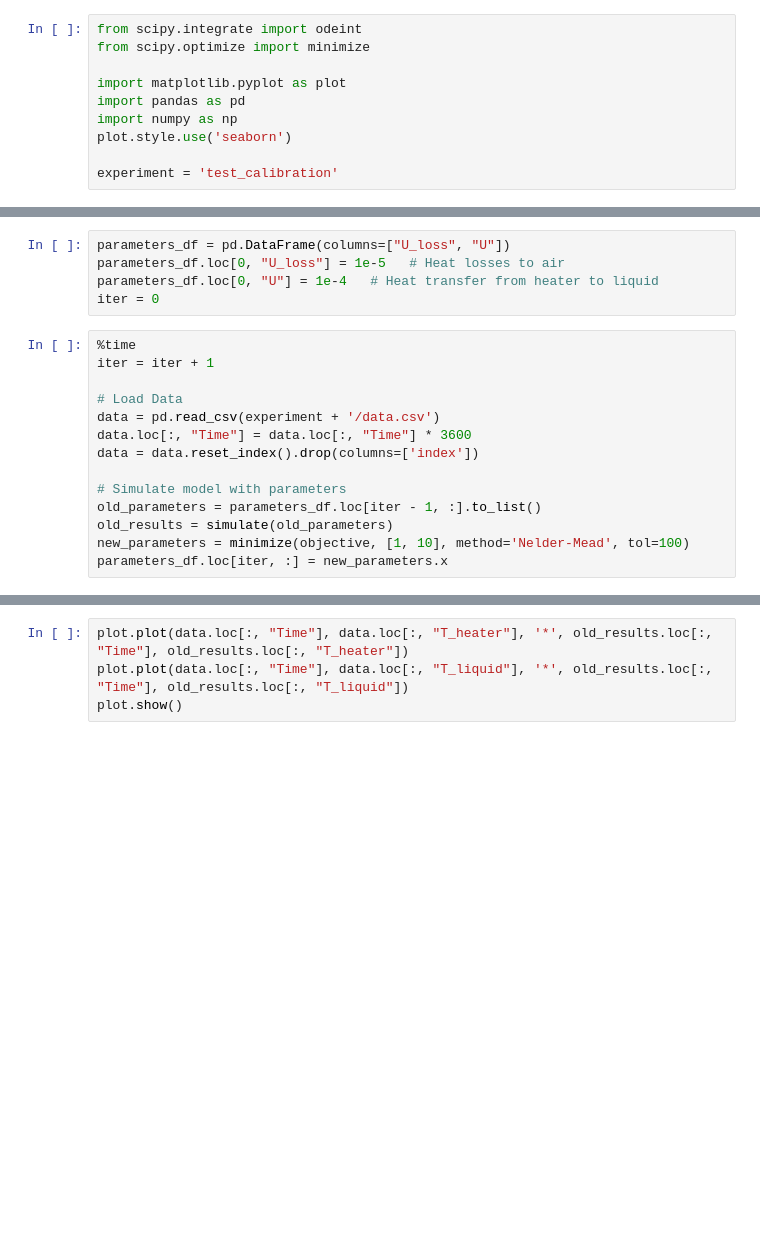
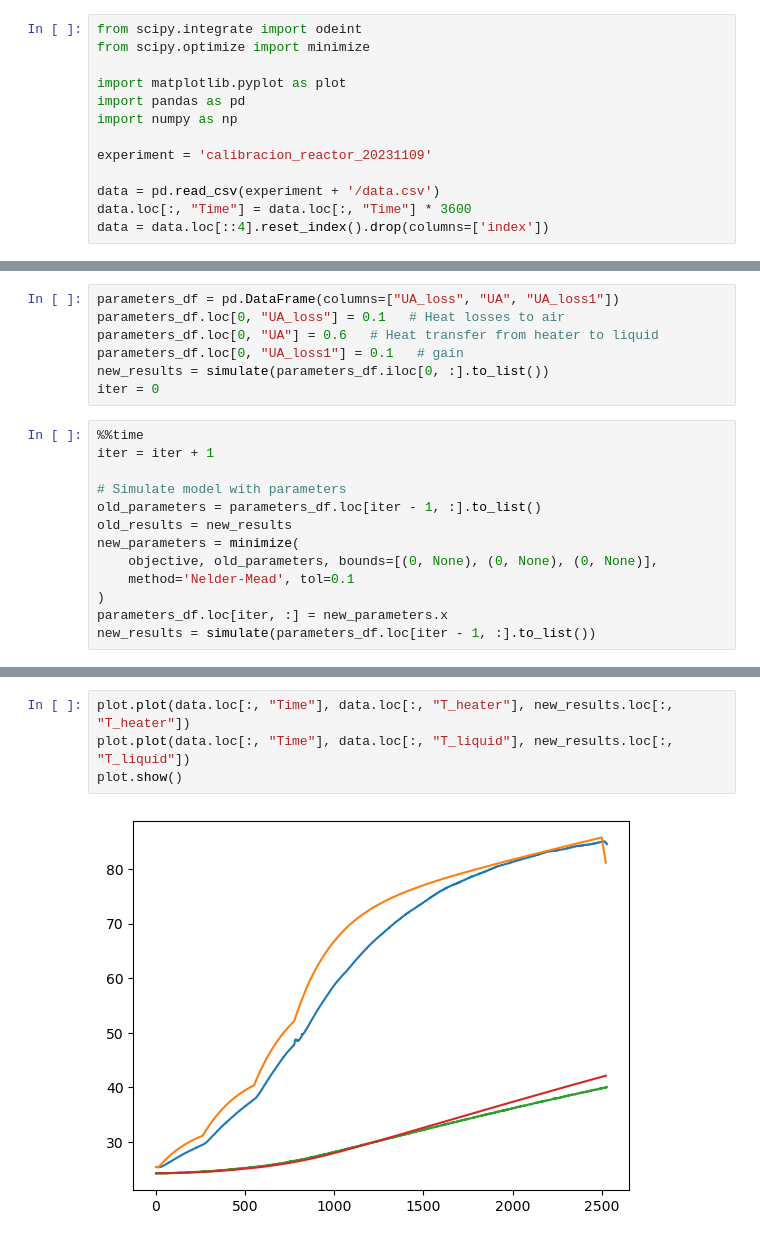
Before and after one commit to asaldivar93/lab_automation, a Jupyter notebook: reactor/pid_calibration/offline_estimation_reactor.ipynb, the cells around one changed output, grey strips where cells are left out. Saved outputs shown, nothing was run; the diff lists cells and outputs as text; blank space fills up the shorter version.

```diff
--- a/reactor/pid_calibration/offline_estimation_reactor.ipynb
+++ b/reactor/pid_calibration/offline_estimation_reactor.ipynb
@@ -5,8 +5,11 @@ from scipy.optimize import minimize
 import matplotlib.pyplot as plot
 import pandas as pd
 import numpy as np
-plot.style.use('seaborn')
 
-experiment = 'test_calibration'
+experiment = 'calibracion_reactor_20231109'
+
+data = pd.read_csv(experiment + '/data.csv')
+data.loc[:, "Time"] = data.loc[:, "Time"] * 3600
+data = data.loc[::4].reset_index().drop(columns=['index'])
 # %%
 def electric_heater(T, t, parameters, u):
@@ -96,21 +86,22 @@ def objective(parameters):
 
     return objective / len(data)
 # %%
-parameters_df = pd.DataFrame(columns=["U_loss", "U"])
-parameters_df.loc[0, "U_loss"] = 1e-5   # Heat losses to air
-parameters_df.loc[0, "U"] = 1e-4   # Heat transfer from heater to liquid
+parameters_df = pd.DataFrame(columns=["UA_loss", "UA", "UA_loss1"])
+parameters_df.loc[0, "UA_loss"] = 0.1   # Heat losses to air
+parameters_df.loc[0, "UA"] = 0.6   # Heat transfer from heater to liquid
+parameters_df.loc[0, "UA_loss1"] = 0.1   # gain
+new_results = simulate(parameters_df.iloc[0, :].to_list())
 iter = 0
 # %%
-%time
+%%time
 iter = iter + 1
-
-# Load Data
-data = pd.read_csv(experiment + '/data.csv')
-data.loc[:, "Time"] = data.loc[:, "Time"] * 3600
-data = data.reset_index().drop(columns=['index'])
 
 # Simulate model with parameters
 old_parameters = parameters_df.loc[iter - 1, :].to_list()
-old_results = simulate(old_parameters)
-new_parameters = minimize(objective, [1, 10], method='Nelder-Mead', tol=100)
+old_results = new_results
+new_parameters = minimize(
+    objective, old_parameters, bounds=[(0, None), (0, None), (0, None)],
+    method='Nelder-Mead', tol=0.1
+)
 parameters_df.loc[iter, :] = new_parameters.x
+new_results = simulate(parameters_df.loc[iter - 1, :].to_list())
@@ -117,4 +117,6 @@ parameters_df.loc[iter, :] = new_parameters.x
 # %%
-plot.plot(data.loc[:, "Time"], data.loc[:, "T_heater"], '*', old_results.loc[:, "Time"], old_results.loc[:, "T_heater"])
-plot.plot(data.loc[:, "Time"], data.loc[:, "T_liquid"], '*', old_results.loc[:, "Time"], old_results.loc[:, "T_liquid"])
+plot.plot(data.loc[:, "Time"], data.loc[:, "T_heater"], new_results.loc[:, "T_heater"])
+plot.plot(data.loc[:, "Time"], data.loc[:, "T_liquid"], new_results.loc[:, "T_liquid"])
 plot.show()
+# %% [output]
+[figure, added]
```
Also changed, not shown: parts of 4 cells of this notebook, 12 other files.
